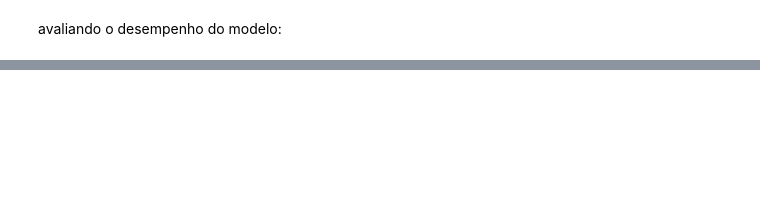
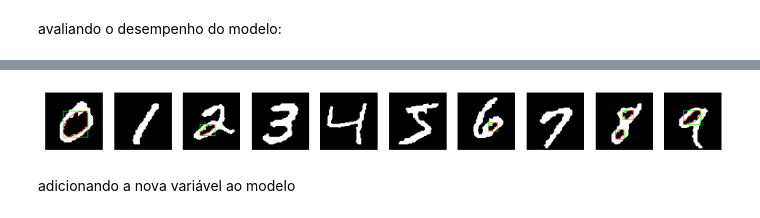
Before and after one commit to kamillafsilva/ocr-mnist, a Jupyter notebook: ocr-mnist.ipynb, the cells around one changed output, grey strips where cells are left out. Cells and saved outputs as stored; diff of their text form; code cells hidden in the pictures; blank space fills up the shorter version.

```diff
--- a/ocr-mnist.ipynb
+++ b/ocr-mnist.ipynb
@@ -47,0 +142,10 @@ ConfusionMatrixDisplay.from_predictions(y_train, y_train_pred)
+# %%
+f, ax = plt.subplots(1, 10, figsize=(12, 12))
+for i in range(0, 10):
+  idx = list(y_train).index(str(i))
+  ax[i].imshow(findCircles(X_train[idx], True)[1])
+  ax[i].axis("off")
+# %% [output]
+[figure, added]
+# %% [markdown]
+adicionando a nova variável ao modelo
```
Also changed, not shown: parts of 18 cells of this notebook.
